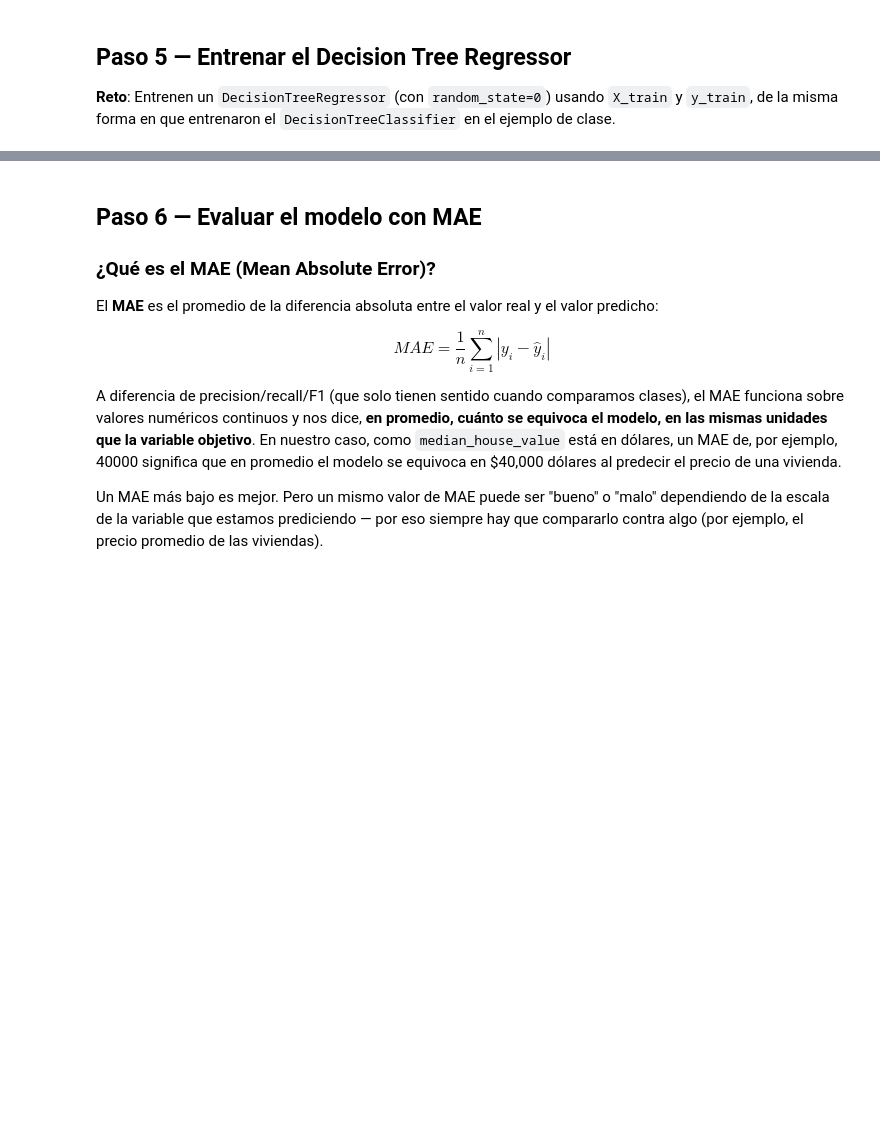
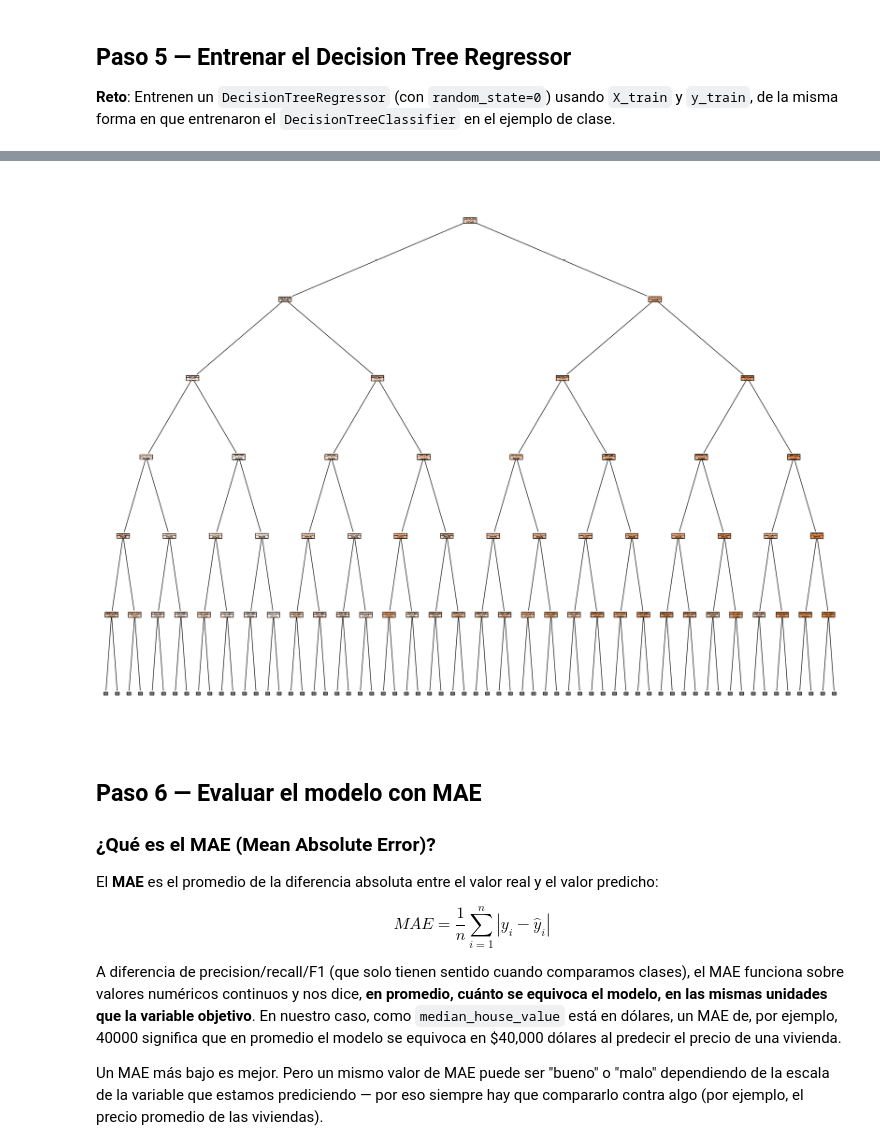
Before and after one commit to IsaIngeniera/Trabajo_Clase_IA, a Jupyter notebook: ML_exercise.ipynb, the cells around one changed output, grey strips where cells are left out. Saved outputs shown, nothing was run; the diff lists cells and outputs as text; code cells hidden in the pictures; blank space fills up the shorter version.

```diff
--- a/ML_exercise.ipynb
+++ b/ML_exercise.ipynb
@@ -180,4 +245,5 @@ X_train, X_test, y_train, y_test = train_test_split(X, y, test_size=0.2, random_
 misma forma en que entrenaron el `DecisionTreeClassifier` en el ejemplo de clase.
 # %%
 # TODO: crear y entrenar el modelo
-reg = ___
+reg = DecisionTreeRegressor(random_state=0)
+reg.fit(X_train, y_train)
@@ -191,3 +273,17 @@ reg = ___
+# %%
+
+plt.figure(figsize=(24, 18))
+
+
+plot_tree(reg,
+          filled=True,
+          feature_names=X_train.columns,
+          rounded=True,
+          max_depth=5)
+
+plt.show()
+# %% [output]
+[figure, added]
 # %% [markdown]
 ## Paso 6 — Evaluar el modelo con MAE
 
```
Also changed, not shown: parts of 7 cells of this notebook.
